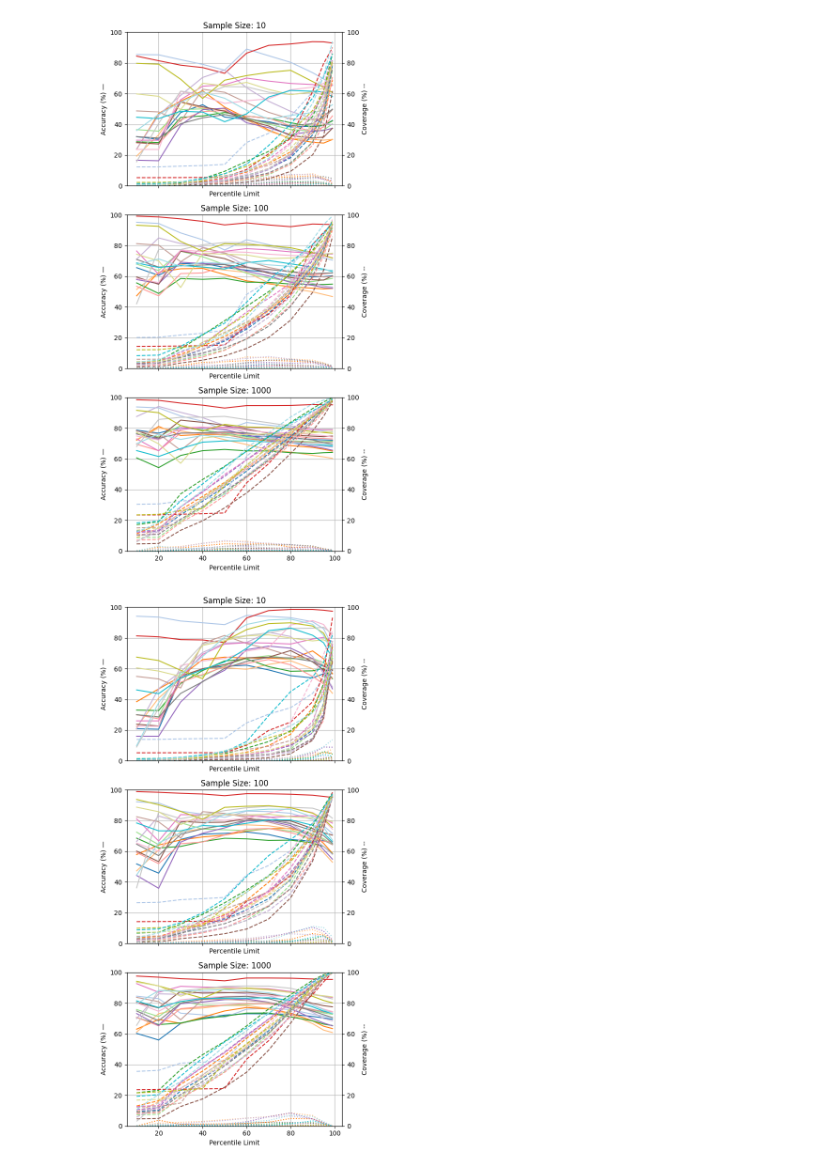
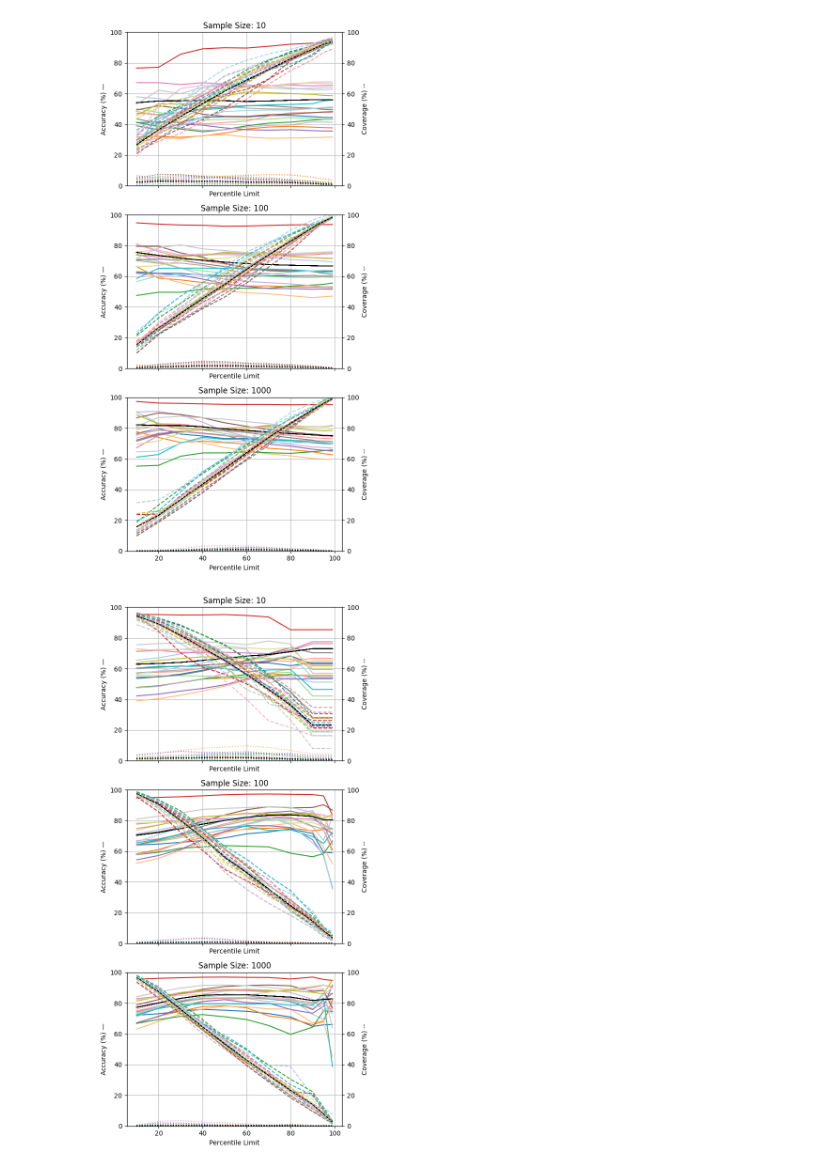
Before and after one commit to elliev7/partiii_research_project, a Jupyter notebook: fingerprinting/percentiles.ipynb, the cells around one changed output. Drawn from its saved outputs; the diff is of its cells as text; code cells hidden in the pictures.

```diff
--- a/fingerprinting/percentiles.ipynb
+++ b/fingerprinting/percentiles.ipynb
@@ -127,10 +48,10 @@ plot_results_limits_per_class(coverage_results_baseline_limits_per_class_splits_
 # %%
-coverage_results_embeddings_limits_per_class_splits_avg, accuracy_results_embeddings_limits_per_class_splits_avg, missed_results_embeddings_limits_per_class_splits_avg = extract_results_limits_per_class_splits_avg(vectors_embeddings, labels_embeddings, train_test_splits, 'euclidean', 'distance', samples, class_limits_embeddings)
+coverage_results_embeddings_limits_per_class_splits_avg, accuracy_results_embeddings_limits_per_class_splits_avg, missed_results_embeddings_limits_per_class_splits_avg = extract_results_limits_per_class_splits_avg(vectors_embeddings, labels_embeddings, train_test_splits, 'euclidean', 'distance', samples, percentiles)
 plot_results_limits_per_class(coverage_results_embeddings_limits_per_class_splits_avg, accuracy_results_embeddings_limits_per_class_splits_avg, missed_results_embeddings_limits_per_class_splits_avg, samples, percentiles)
 # %% [output]
-[figure, old version]
+[figure, new version]
 # %%
-coverage_results_embeddings_cosine_limits_per_class_splits_avg, accuracy_results_embeddings_cosine_limits_per_class_splits_avg, missed_results_embeddings_cosine_limits_per_class_splits_avg = extract_results_limits_per_class_splits_avg(vectors_embeddings, labels_embeddings, train_test_splits, 'cosine', 'similarity', samples, class_limits_embeddings_cosine)
+coverage_results_embeddings_cosine_limits_per_class_splits_avg, accuracy_results_embeddings_cosine_limits_per_class_splits_avg, missed_results_embeddings_cosine_limits_per_class_splits_avg = extract_results_limits_per_class_splits_avg(vectors_embeddings, labels_embeddings, train_test_splits, 'cosine', 'similarity', samples, percentiles)
 plot_results_limits_per_class(coverage_results_embeddings_cosine_limits_per_class_splits_avg, accuracy_results_embeddings_cosine_limits_per_class_splits_avg, missed_results_embeddings_cosine_limits_per_class_splits_avg, samples, percentiles)
 # %% [output]
-[figure, old version]
+[figure, new version]
```
Also changed, not shown: parts of 19 cells of this notebook, 3 other files.
